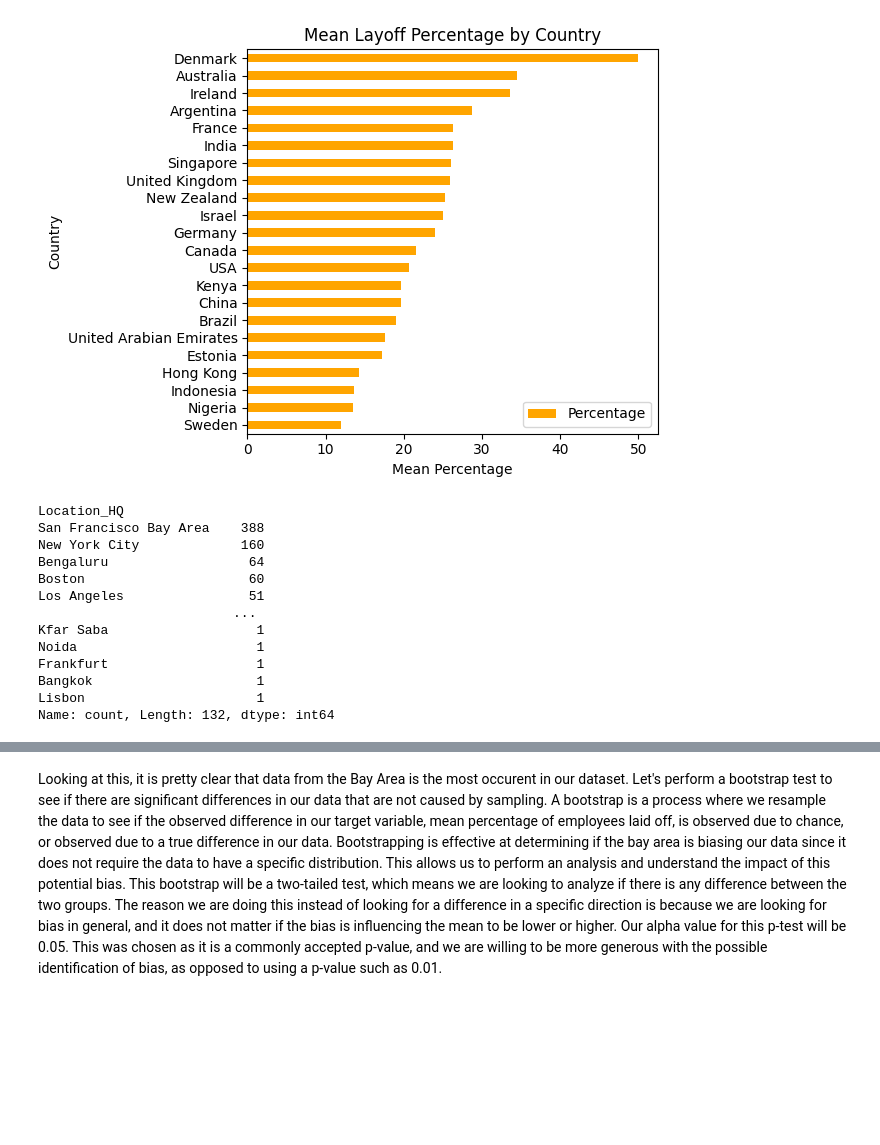
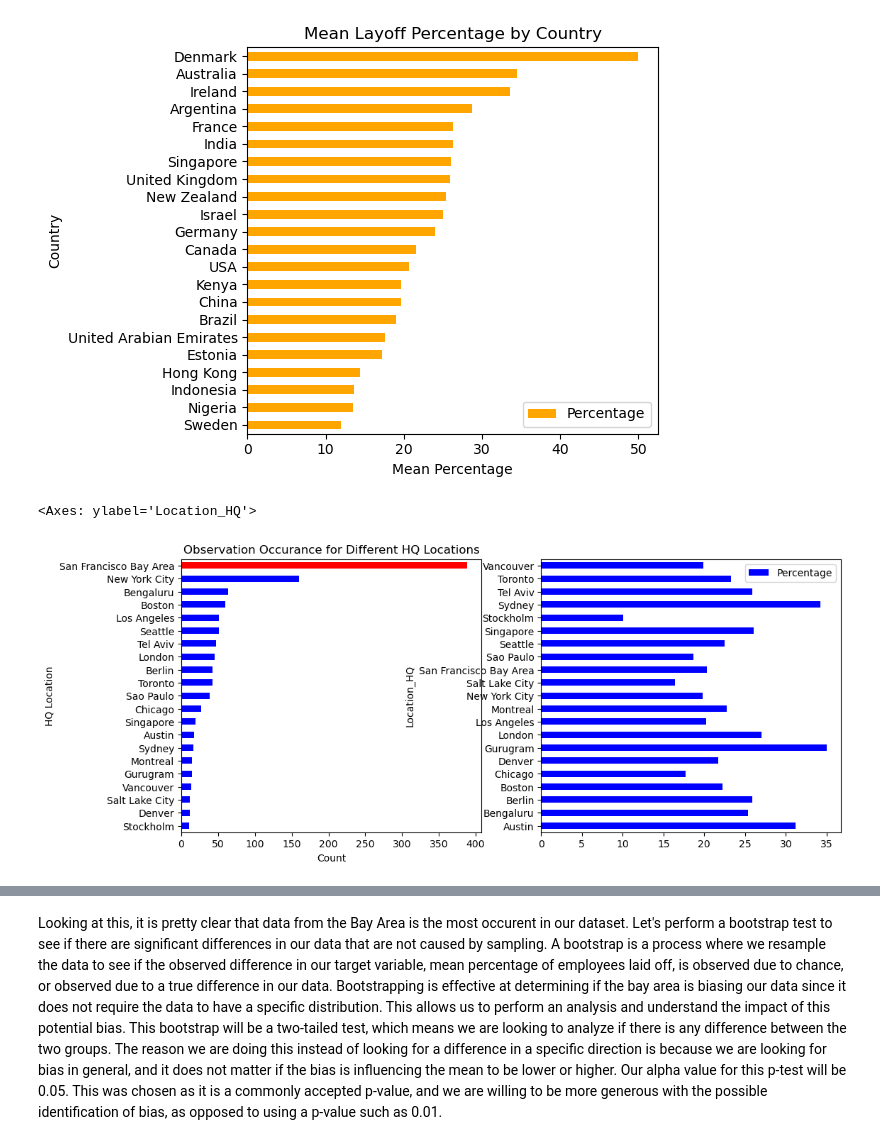
Before and after one commit to COGS108/Group019_WI24, a Jupyter notebook: EDACheckpoint_Group019_WI24.ipynb, the cells around one changed output, grey strips where cells are left out. Cells and saved outputs as stored; diff of their text form; code cells hidden in the pictures; blank space fills up the shorter version.

```diff
--- a/EDACheckpoint_Group019_WI24.ipynb
+++ b/EDACheckpoint_Group019_WI24.ipynb
@@ -182,19 +183,18 @@ plt.show()
 # %% [output]
 <Figure size 1600x600 with 0 Axes>
 [figure]
-# %%
-df['Location_HQ'].value_counts()
-# %% [output]
-Location_HQ
-San Francisco Bay Area    388
-New York City             160
-Bengaluru                  64
-Boston                     60
-Los Angeles                51
-                         ...
-Kfar Saba                   1
-Noida                       1
-Frankfurt                   1
-Bangkok                     1
-Lisbon                      1
-Name: count, Length: 132, dtype: int64
+# %%
+fig, axes = plt.subplots(1, 2, figsize=(12, 5))
+hq_counts = df['Location_HQ'].value_counts()
+hq_counts = hq_counts[hq_counts.apply(lambda i: i > 10)].sort_values()
+colors = list(map(lambda a: 'red' if a == 'San Francisco Bay Area' else 'blue', hq_counts.index))
+hq_counts.plot(kind='barh', color=colors, ax=axes[0])
+axes[0].set_xlabel('Count')
+axes[0].set_ylabel('HQ Location')
+axes[0].set_title('Observation Occurance for Different HQ Locations')
+percentage_counts = df[['Percentage', 'Location_HQ']].groupby('Location_HQ').mean()
+same_indexer = [loc in hq_counts.index for loc in percentage_counts.index]
+percentage_counts[same_indexer].plot(kind='barh', color=colors, ax=axes[1])
+# %% [output]
+<Axes: ylabel='Location_HQ'>
+[figure, added]
```
Also changed, not shown: parts of 6 cells of this notebook.
